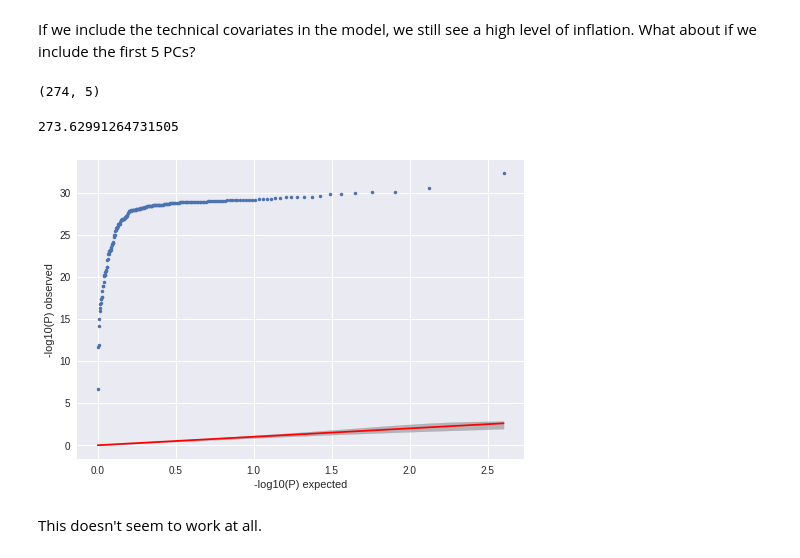
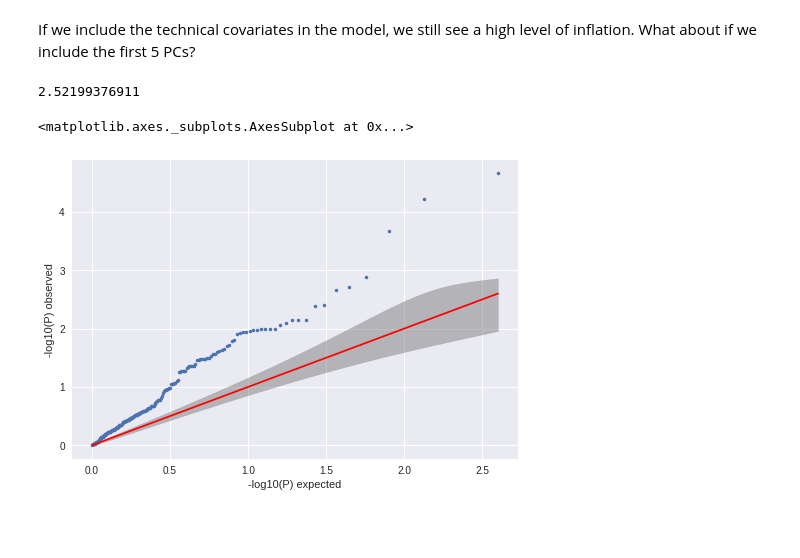
Before and after one commit to willgdjones/GTEx, a Jupyter notebook: notebooks/daily/23-05-17-include-confounders-in-association-analysis.ipynb, the cells around one changed output. Cells and saved outputs as stored; diff of their text form; code cells hidden in the pictures; blank space fills up the shorter version.

```diff
--- a/notebooks/daily/23-05-17-include-confounders-in-association-analysis.ipynb
+++ b/notebooks/daily/23-05-17-include-confounders-in-association-analysis.ipynb
@@ -194,27 +192,29 @@ Here we see a reduction in the $\lambda$ value, but not by much. It is also much
 ## Including top 5 PCs as covariates
 # %% [markdown]
 If we include the technical covariates in the model, we still see a high level of inflation. What about if we include the first 5 PCs?
-# %%
-from sklearn.decomposition import PCA
-pca = PCA(n_components=5)
-
-pca_transform = pca.fit_transform(filt_expression)
-
-print (pca_transform.shape)
-# %% [output]
-(274, 5)
 # %%
+from sklearn.decomposition import PCA
+from limix.plot import qqplot
 from limix.qtl import qtl_test_lmm
+
+k = 5
 feature = 0
+pca = PCA(n_components=k)
+pca_transform = pca.fit_transform(filt_expression)
+pca_transform.shape
+test_cov = np.ones(shape=(274,k + 1))
+
+test_cov[:,1:] = pca_transform
+
 single_feature = filt_features[:,feature].copy()
-res = qtl_test_lmm(single_feature, filt_expression.astype(float), covs=pca_transform)
+res = qtl_test_lmm(single_feature, filt_expression.astype(float), covs=test_cov)
 pvalues = res.getPv()
-from limix.plot import qqplot
+
 lim_pvalues = res.getPv().flatten()
+lamb = estimate_lambda(lim_pvalues)
+print (lamb)
 qqplot(lim_pvalues)
-estimate_lambda(lim_pvalues)
 # %% [output]
-273.62991264731505
+2.52199376911
+<matplotlib.axes._subplots.AxesSubplot at 0x...>
-[figure, old version]
+[figure, new version]
-# %% [markdown]
-This doesn't seem to work at all.
```
Also changed, not shown: parts of 15 cells of this notebook.
